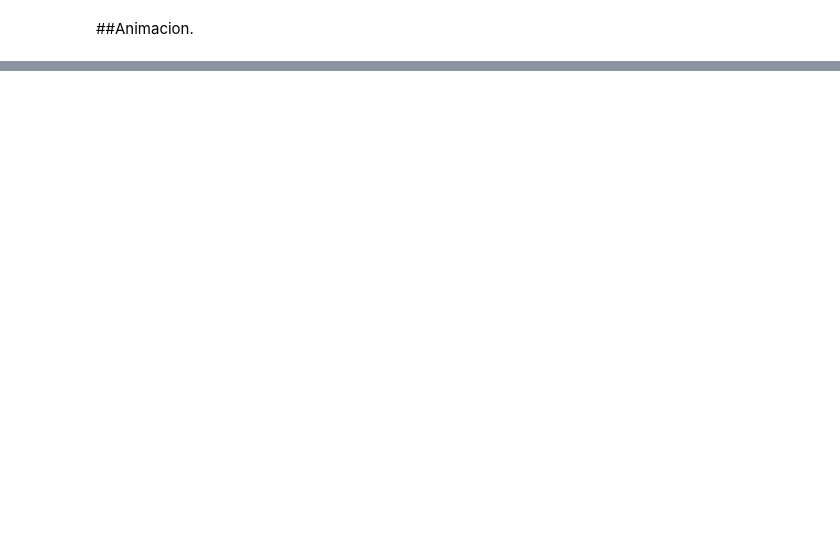
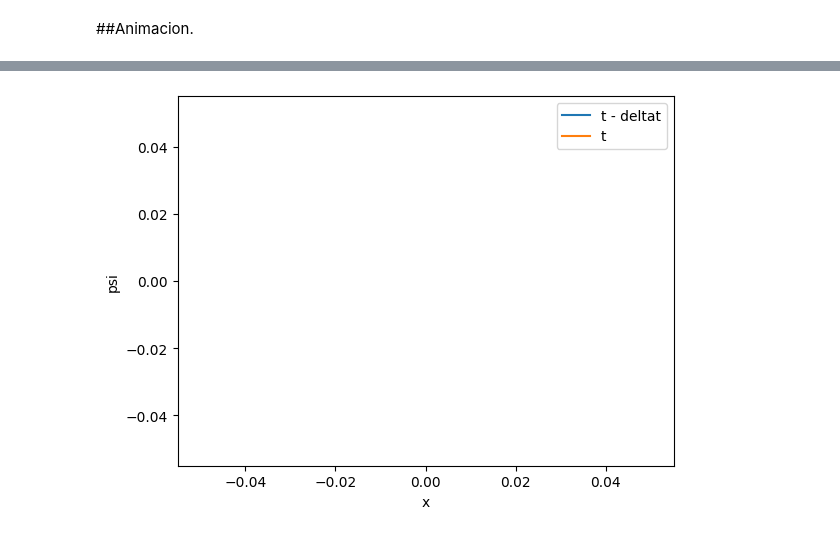
Before and after one commit to ComancheMario/Python-, a Jupyter notebook: ParticleBox.ipynb, the cells around one changed output, grey strips where cells are left out. Drawn from its saved outputs; the diff is of its cells as text; code cells hidden in the pictures; blank space fills up the shorter version.

```diff
--- a/ParticleBox.ipynb
+++ b/ParticleBox.ipynb
@@ -97,0 +214,18 @@ plt.show()
+# %%
+import matplotlib.pyplot as plt
+
+# Representar psi en t - deltat
+plt.plot(xs, psi[:,0], label='t - deltat')
+
+# Representar psi en t
+plt.plot(xs, psi[:,1], label='t')
+
+# Representar psi en t + deltat
+#plt.plot(xs, psi[:,2], label='t + deltat')
+
+plt.xlabel('x')
+plt.ylabel('psi')
+plt.legend()
+plt.show()
+# %% [output]
+[figure, added]
```
Also changed, not shown: parts of 4 cells of this notebook, 1 other file.
